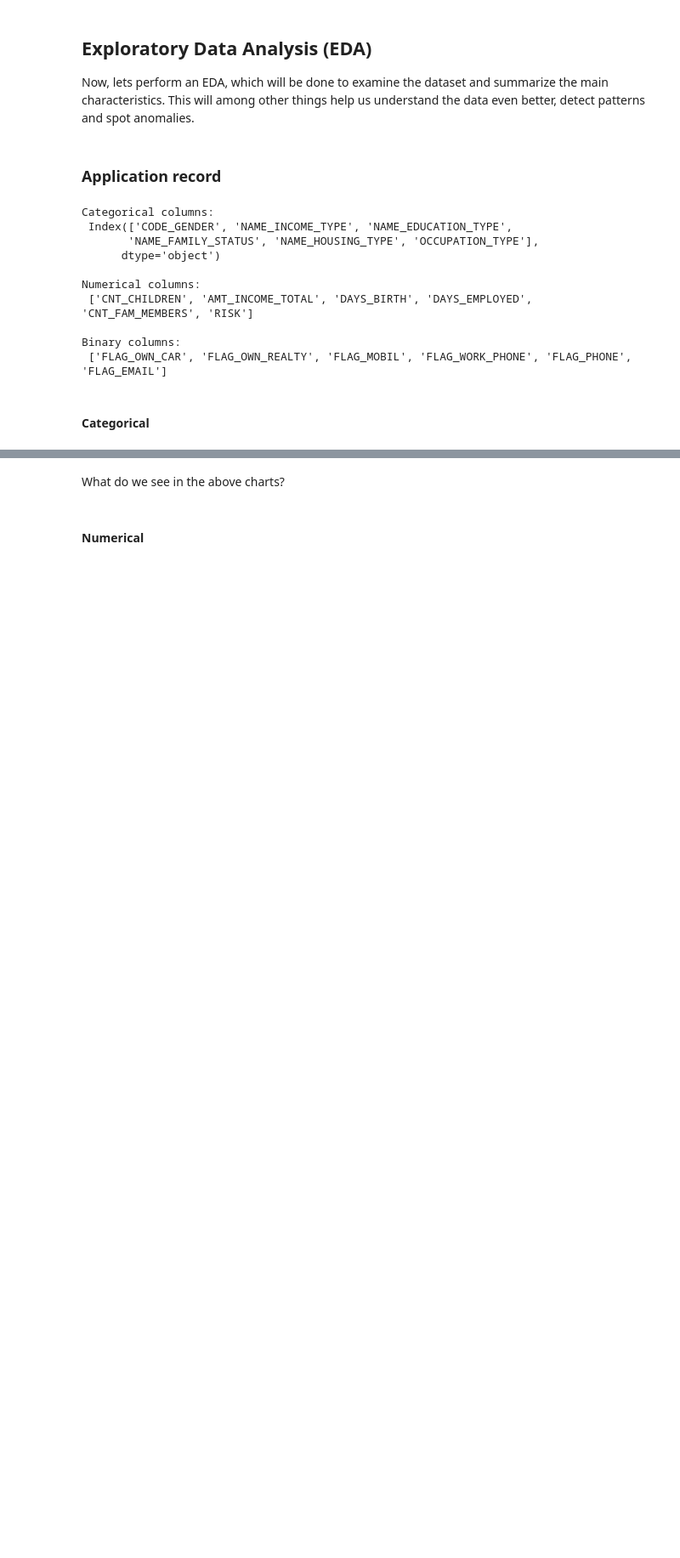
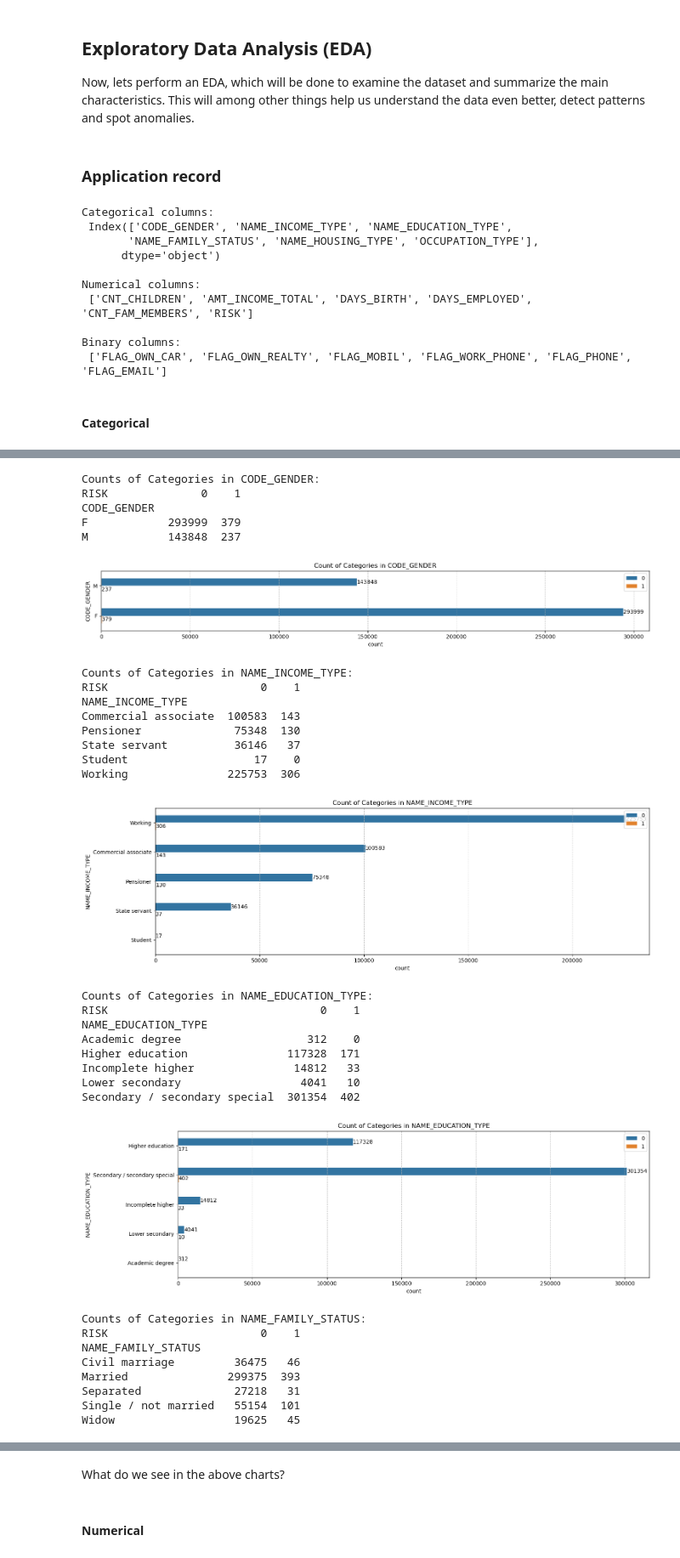
Before and after one commit to DataYankie/CreditCardApproval, a Jupyter notebook: CreditCardApproval.ipynb, the cells around one changed output, grey strips where cells are left out. Shown: that part at 85% size. Cells and saved outputs as stored; diff of their text form; code cells hidden in the pictures; blank space fills up the shorter version.

```diff
--- a/CreditCardApproval.ipynb
+++ b/CreditCardApproval.ipynb
@@ -377,0 +346,66 @@ plt.show()
+# %%
+bar_height = 0.5  # Adjust the bar height to separate different RISK groups
+for i, column in enumerate(categorical_cols):
+    category_counts = application_record_df.groupby([column, 'RISK']).size().unstack(fill_value=0)
+    num_categories = len(category_counts)
+
+    # Create a DataFrame for the counts
+    count_df = pd.DataFrame(category_counts)
+    count_df.columns.name = 'RISK'
+    count_df.index.name = column
+
+    # Print the DataFrame
+    print(f"\nCounts of Categories in {column}:")
+    print(count_df)
+
+    # Adjust the figure size dynamically based on the number of categories
+    fig, ax = plt.subplots(figsize=(15, num_categories * 0.75 + 1))
+
+    ax = sns.countplot(data = application_record_df, y = column, hue='RISK', width=0.5)
+    for container in ax.containers:
+        ax.bar_label(container)
+
+    ax.legend(loc='upper right', bbox_to_anchor=(1, 1))
+
+
+    ax.set_title(f'Count of Categories in {column}')
+
+    # Add gridlines
+    ax.grid(axis='x', linestyle='--', alpha=0.7)
+
+    # Adjust layout and display the plot
+    plt.tight_layout()
+    plt.show()
+# %% [output]
+Counts of Categories in CODE_GENDER:
+RISK              0    1
+CODE_GENDER
+F            293999  379
+M            143848  237
+[figure, added]
+Counts of Categories in NAME_INCOME_TYPE:
+RISK                       0    1
+NAME_INCOME_TYPE
+Commercial associate  100583  143
+Pensioner              75348  130
+State servant          36146   37
+Student                   17    0
+Working               225753  306
+[figure, added]
+Counts of Categories in NAME_EDUCATION_TYPE:
+RISK                                0    1
+NAME_EDUCATION_TYPE
+Academic degree                   312    0
+Higher education               117328  171
+Incomplete higher               14812   33
+Lower secondary                  4041   10
+Secondary / secondary special  301354  402
+[figure, added]
+Counts of Categories in NAME_FAMILY_STATUS:
+RISK                       0    1
+NAME_FAMILY_STATUS
+Civil marriage         36475   46
+Married               299375  393
+Separated              27218   31
+Single / not married   55154  101
+Widow                  19625   45
```
Also changed, not shown: parts of 3 cells of this notebook.
